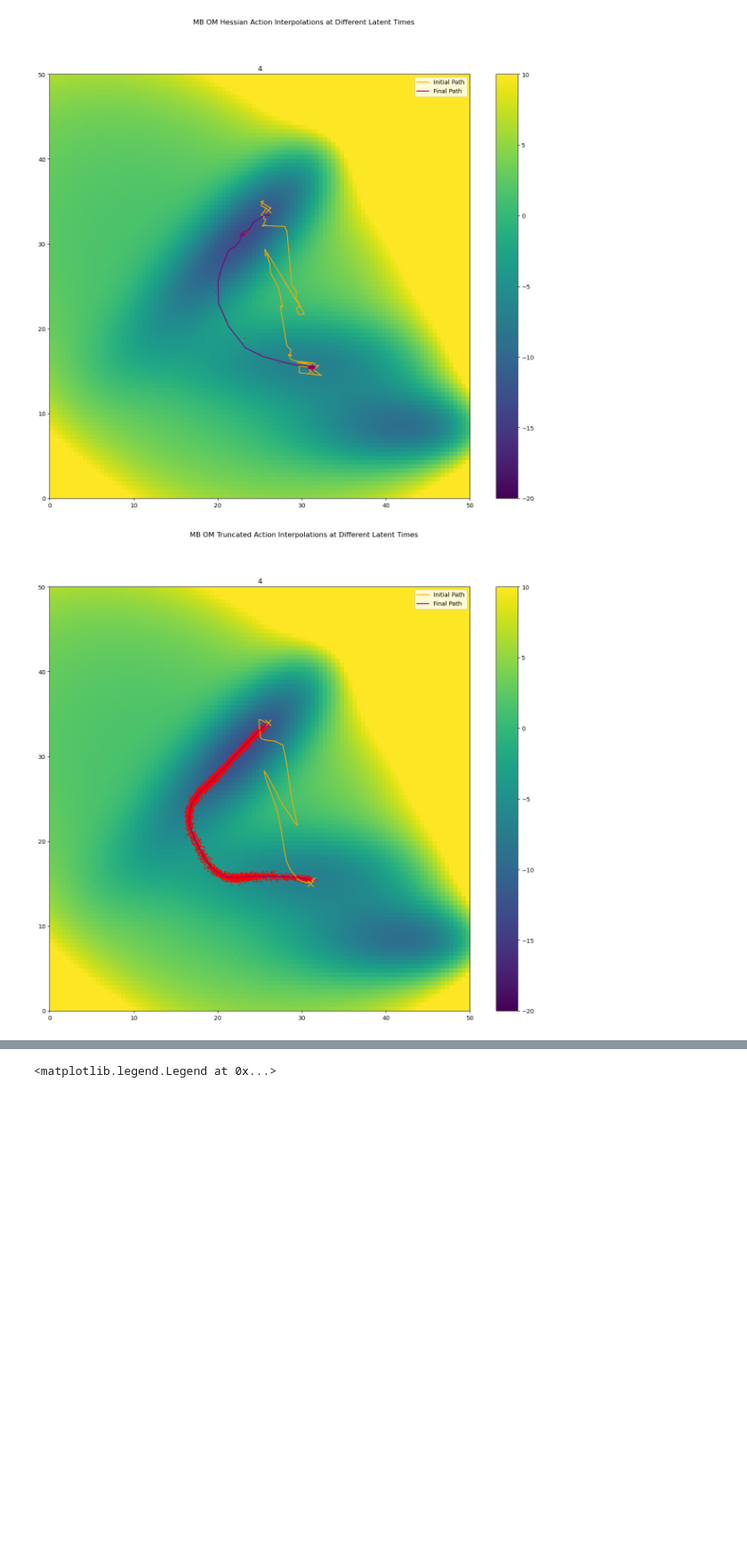
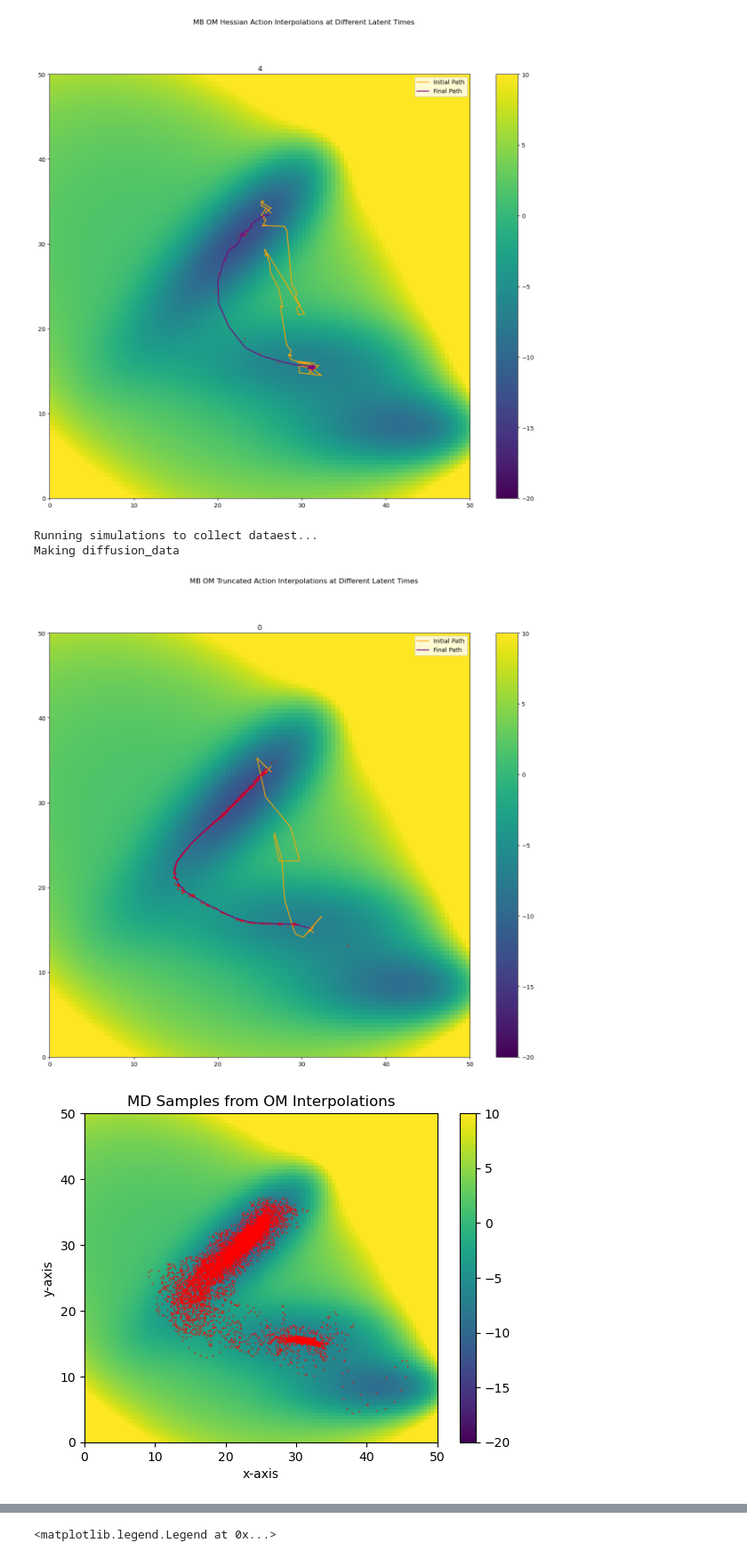
Before and after one commit to michael-psenka/OM-TPS, a Jupyter notebook: train_diffusion_mb.ipynb, the cells around one changed output, grey strips where cells are left out. Shown at 89% size. Cells and saved outputs as stored; diff of their text form; code cells hidden in the pictures; blank space fills up the shorter version.

```diff
--- a/train_diffusion_mb.ipynb
+++ b/train_diffusion_mb.ipynb
@@ -49,7 +49,7 @@ def get_numpy(tensor):
 
 
 # Plotting
-def visualize_mb_data(dataset, title="Muller Brown Training Data"):
+def visualize_mb_data(dataset, normalize = False, title="Muller Brown Training Data"):
     mb_dataloader = torch.utils.data.DataLoader(dataset, batch_size=4096, shuffle=True)
 
     num_points = 100
@@ -67,6 +67,8 @@ def visualize_mb_data(dataset, title="Muller Brown Training Data"):
     # also plot batch from dataloader
     for i, batch in tqdm(enumerate(mb_dataloader)):
         x, force = batch
+        if normalize:
+            x = x * std.cpu() + mean.cpu()
         ax.scatter(x[:, 0], x[:, 1], color='red', s=0.1)
 
     ax.set_xlim([calculator.Lx, calculator.Hx])
@@ -221,7 +222,10 @@ class MLP(torch.nn.Module):
         with torch.enable_grad() if self.conservative else nullcontext():
             if self.conservative:
                 x_.requires_grad = True
-            x = torch.cat([x_, t], dim = 1)
+            try:
+                x = torch.cat([x_, t], dim = 1)
+            except:
+                import pdb; pdb.set_trace()
             x = self.act(self.fc1(x))
             # x = self.dropout(x)
             x = self.act(self.fc2(x))
@@ -807,23 +811,35 @@ save_multi_scatter_2d(samples, latent_times, title = "MB OM Hessian Action Inter
 [figure]
 # %%
 # om interpolation in diffusion space - TruncatedAction
-mlp = MLP(3, 256, 2, device, act = F.gelu).to(device).to(torch.float32)
-mlp.load_state_dict(torch.load("mb_diffusion_model_gelu.pt"))
+mlp = MLP(3, 256, 2, device, act = F.relu).to(device).to(torch.float32)
+mlp.load_state_dict(torch.load("mb_diffusion_model.pt"))
 model = MBDiffusionModel(mlp, num_steps = 256, device = device).to(device).to(torch.float32)
 out = [model.om_interpolation(x1, x2, action_cls = TruncatedAction, path_length=50, num_paths = 100, latent_time=time, om_steps = 1000, lr = 2e-1) for time in latent_times]
 samples, paths, actions, grad_ratios = zip(*out) # TODO: plot evolution of paths during optimization
 samples = torch.stack(samples) # [9 x num_paths x path_length x 2]
 samples = samples*std + mean
 samples = get_numpy(samples.reshape(len(latent_times), -1, 2))
 
 paths = torch.stack([torch.stack(p) for p in paths]) #[9 x om_steps/save_every x num_paths x path_length x 2]
 paths = paths*std + mean
 
 paths = get_numpy(paths.mean(dim = 2)) # average over paths
 
 save_multi_scatter_2d(samples, latent_times, title = "MB OM Truncated Action Interpolations at Different Latent Times", paths = paths)
+
+# Run MD simulations using the optimized paths and the trained model
+from mb_calculator import DiffusionModel_MullerBrownPotential
+from copy import deepcopy
+diffusion_calculator = DiffusionModel_MullerBrownPotential(model = model, t = 4, device = model.device)
+ics = (deepcopy(samples) - mean.cpu().numpy()) / std.cpu().numpy()
+ics = ics.squeeze()
+md_samples = MBDataset(save_path = 'diffusion_data', calculator = diffusion_calculator, transition_path_guess= ics, timestep = 5.0, temperature = 700, n_steps = 1000, n_sims = 10, gamma = 0.001)
+visualize_mb_data(md_samples, normalize=True, title="MD Samples from OM Interpolations")
 # %% [output]
+Running simulations to collect dataest...
+Making diffusion_data
-[figure, old version]
+[figure, new version]
+[figure, added]
 # %%
 # om interpolation in diffusion space - TruncatedAction - with annealing
 mlp = MLP(3, 256, 2, device).to(device).to(torch.float32)
```
Also changed, not shown: parts of 4 cells of this notebook, 7 other files.
